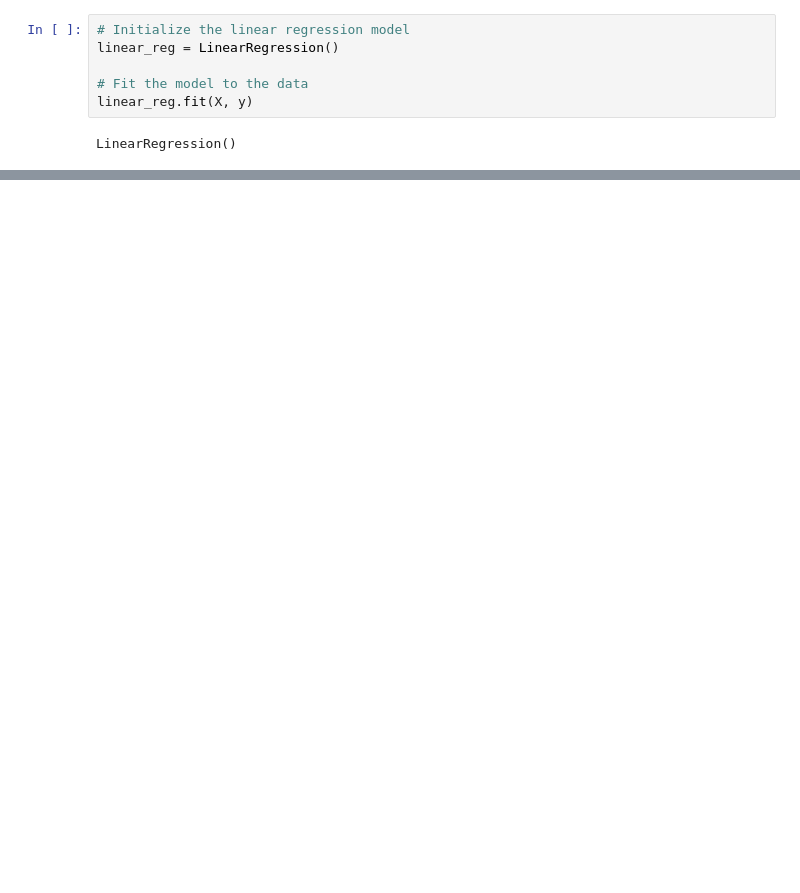
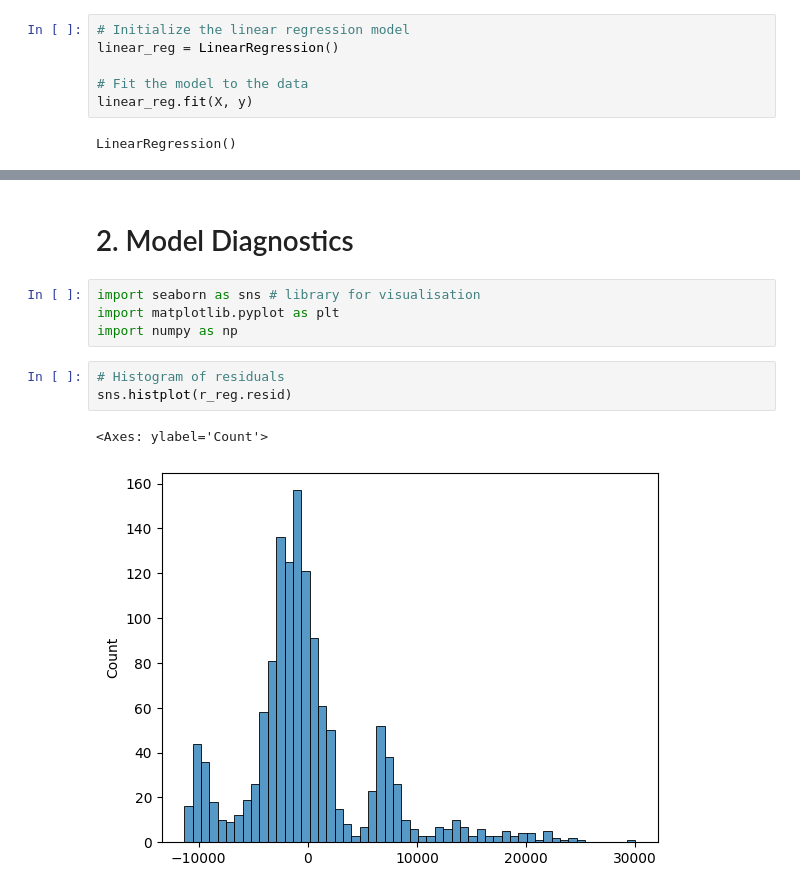
Before and after one commit to phunglinh1297/Python-Data-Science-Projects, a Jupyter notebook: Regression_Machine_Learning_Practices.ipynb, the cells around one changed output, grey strips where cells are left out. Cells and saved outputs as stored; diff of their text form; blank space fills up the shorter version.

Commit message:
Add Model Diagnostics

```diff
--- a/Regression_Machine_Learning_Practices.ipynb
+++ b/Regression_Machine_Learning_Practices.ipynb
@@ -137,3 +141,15 @@ OLS Regression Results
 | Kurtosis: | 5.651 | Cond. No. | 311. |
 Notes:
 [1] Standard Errors assume that the covariance matrix of the errors is correctly specified.
+# %% [markdown]
+# 2. Model Diagnostics
+# %%
+import seaborn as sns # library for visualisation
+import matplotlib.pyplot as plt
+import numpy as np
+# %%
+# Histogram of residuals
+sns.histplot(r_reg.resid)
+# %% [output]
+<Axes: ylabel='Count'>
+[figure, added]
```
Also changed, not shown: parts of 8 cells of this notebook.
